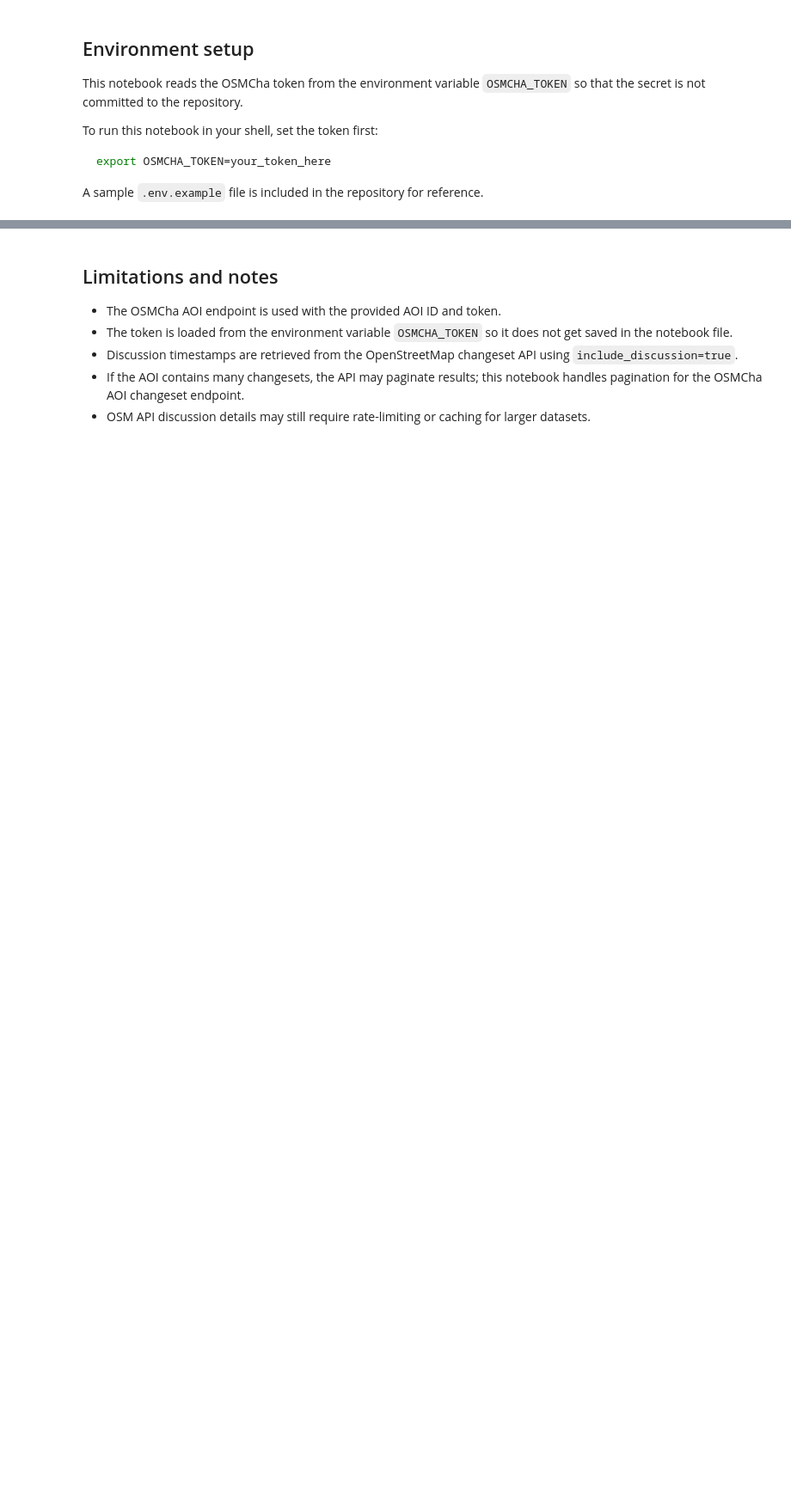
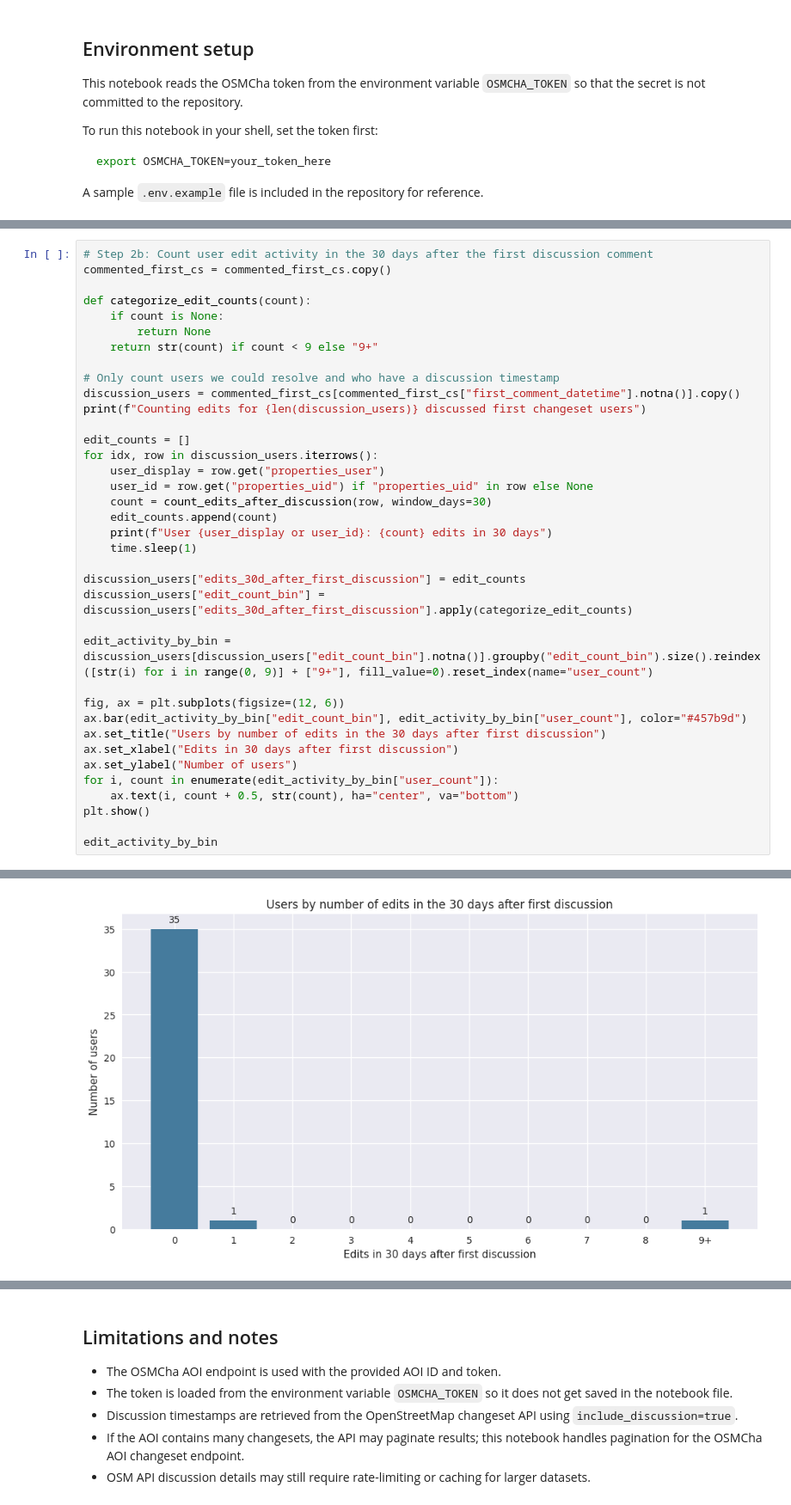
Before and after one commit to arjunaraoc/osm-newbie-stats, a Jupyter notebook: notebooks/ap_new_editors.ipynb, the cells around one changed output, grey strips where cells are left out. Shown at 86% size. Cells and saved outputs as stored; diff of their text form; blank space fills up the shorter version.

```diff
--- a/notebooks/ap_new_editors.ipynb
+++ b/notebooks/ap_new_editors.ipynb
@@ -129,0 +163,38 @@ Attempting to inspect discussion for 16 first changesets
+# %%
+# Step 2b: Count user edit activity in the 30 days after the first discussion comment
+commented_first_cs = commented_first_cs.copy()
+
+def categorize_edit_counts(count):
+    if count is None:
+        return None
+    return str(count) if count < 9 else "9+"
+
+# Only count users we could resolve and who have a discussion timestamp
+discussion_users = commented_first_cs[commented_first_cs["first_comment_datetime"].notna()].copy()
+print(f"Counting edits for {len(discussion_users)} discussed first changeset users")
+
+edit_counts = []
+for idx, row in discussion_users.iterrows():
+    user_display = row.get("properties_user")
+    user_id = row.get("properties_uid") if "properties_uid" in row else None
+    count = count_edits_after_discussion(row, window_days=30)
+    edit_counts.append(count)
+    print(f"User {user_display or user_id}: {count} edits in 30 days")
+    time.sleep(1)
+
+discussion_users["edits_30d_after_first_discussion"] = edit_counts
+discussion_users["edit_count_bin"] = discussion_users["edits_30d_after_first_discussion"].apply(categorize_edit_counts)
+
+edit_activity_by_bin = discussion_users[discussion_users["edit_count_bin"].notna()].groupby("edit_count_bin").size().reindex([str(i) for i in range(0, 9)] + ["9+"], fill_value=0).reset_index(name="user_count")
+
+fig, ax = plt.subplots(figsize=(12, 6))
+ax.bar(edit_activity_by_bin["edit_count_bin"], edit_activity_by_bin["user_count"], color="#457b9d")
+ax.set_title("Users by number of edits in the 30 days after first discussion")
+ax.set_xlabel("Edits in 30 days after first discussion")
+ax.set_ylabel("Number of users")
+for i, count in enumerate(edit_activity_by_bin["user_count"]):
+    ax.text(i, count + 0.5, str(count), ha="center", va="bottom")
+plt.show()
+
+edit_activity_by_bin
+# %% [output]
@@ -129,0 +218 @@ Attempting to inspect discussion for 16 first changesets
+[figure, added]
```
Also changed, not shown: parts of 7 cells of this notebook.
